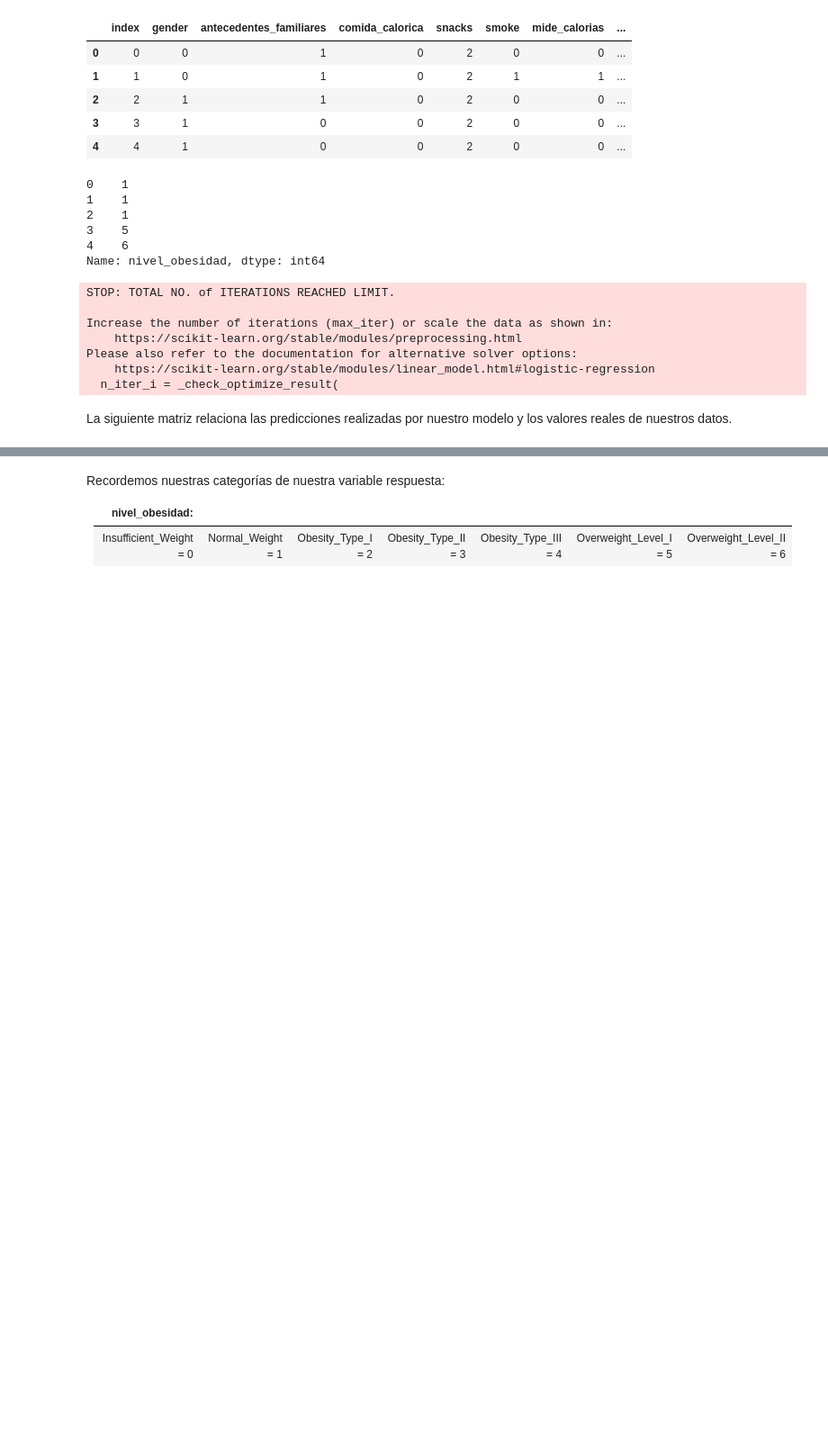
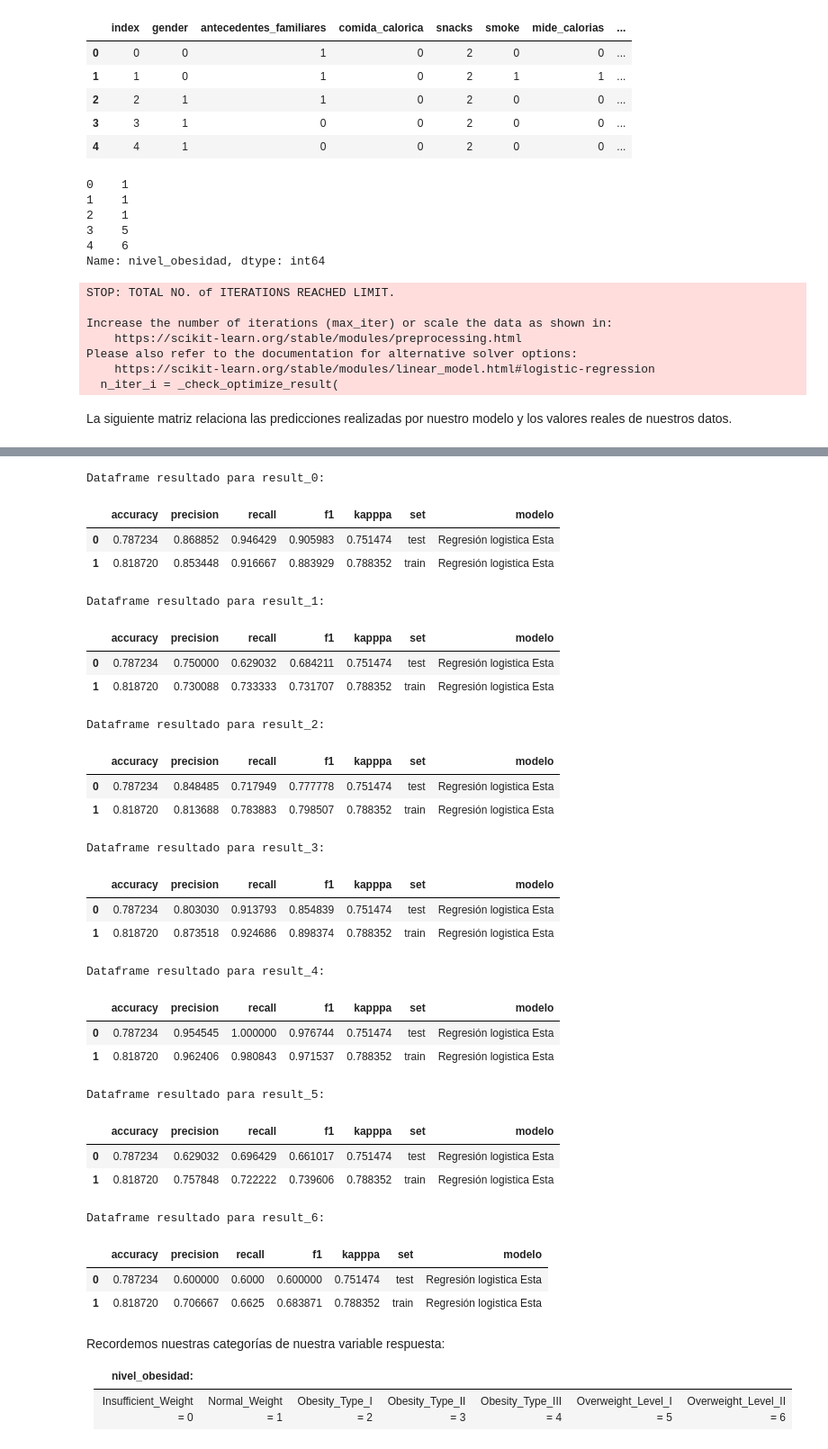
Before and after one commit to Adalab/Adalab-DA-promo-b-modulo-3-sprint-1-Chloe-Diana, a Jupyter notebook: Regresión Logística/modulo-3-ejercicio-16-regresion-logistica-metricas.ipynb, the cells around one changed output, grey strips where cells are left out. Shown: that part at 90% size. Drawn from its saved outputs; the diff is of its cells as text; code cells hidden in the pictures; blank space fills up the shorter version.

Commit message:
reg logistica metricas completo

```diff
--- a/Regresión Logística/modulo-3-ejercicio-16-regresion-logistica-metricas.ipynb
+++ b/Regresión Logística/modulo-3-ejercicio-16-regresion-logistica-metricas.ipynb
@@ -134,3 +144,53 @@ def metricas(clases_reales_test, clases_predichas_test, clases_reales_train, cla
+# %%
+# Extraemos las métricas para cada una de nuestras categorías de la variable respuesta
+d ={'result_0':{}, 'result_1':{},'result_2':{},'result_3':{},'result_4':{},'result_5':{},'result_6':{}}
+
+for i, key in enumerate(d):
+    dicc ={'accuracy':[], 'precision':[], 'recall':[], 'f1':[], 'kapppa':[], 'set':[], 'modelo':[]}
+
+    for k, v in dicc.items():
+        if type(results_logistic_esta[k][0]) != np.ndarray:
+            dicc[k].append(results_logistic_esta[k][0])
+            dicc[k].append(results_logistic_esta[k][1])
+        else:
+            dicc[k].append(list(results_logistic_esta[k][0])[i])
+            dicc[k].append(list(results_logistic_esta[k][1])[i])
+
+    d[key] = pd.DataFrame(dicc)
+# %%
+# Mostramos las metricas en un dataframe para cada categoría
+for k,v in d.items():
+    print(f'Dataframe resultado para {k}:')
+    display(d[k])
+# %% [output]
+Dataframe resultado para result_0:
+|  | accuracy | precision | recall | f1 | kapppa | set | modelo |
+| 0 | 0.787234 | 0.868852 | 0.946429 | 0.905983 | 0.751474 | test | Regresión logistica Esta |
+| 1 | 0.818720 | 0.853448 | 0.916667 | 0.883929 | 0.788352 | train | Regresión logistica Esta |
+Dataframe resultado para result_1:
+|  | accuracy | precision | recall | f1 | kapppa | set | modelo |
+| 0 | 0.787234 | 0.750000 | 0.629032 | 0.684211 | 0.751474 | test | Regresión logistica Esta |
+| 1 | 0.818720 | 0.730088 | 0.733333 | 0.731707 | 0.788352 | train | Regresión logistica Esta |
+Dataframe resultado para result_2:
+|  | accuracy | precision | recall | f1 | kapppa | set | modelo |
+| 0 | 0.787234 | 0.848485 | 0.717949 | 0.777778 | 0.751474 | test | Regresión logistica Esta |
+| 1 | 0.818720 | 0.813688 | 0.783883 | 0.798507 | 0.788352 | train | Regresión logistica Esta |
+Dataframe resultado para result_3:
+|  | accuracy | precision | recall | f1 | kapppa | set | modelo |
+| 0 | 0.787234 | 0.803030 | 0.913793 | 0.854839 | 0.751474 | test | Regresión logistica Esta |
+| 1 | 0.818720 | 0.873518 | 0.924686 | 0.898374 | 0.788352 | train | Regresión logistica Esta |
+Dataframe resultado para result_4:
+|  | accuracy | precision | recall | f1 | kapppa | set | modelo |
+| 0 | 0.787234 | 0.954545 | 1.000000 | 0.976744 | 0.751474 | test | Regresión logistica Esta |
+| 1 | 0.818720 | 0.962406 | 0.980843 | 0.971537 | 0.788352 | train | Regresión logistica Esta |
+Dataframe resultado para result_5:
+|  | accuracy | precision | recall | f1 | kapppa | set | modelo |
+| 0 | 0.787234 | 0.629032 | 0.696429 | 0.661017 | 0.751474 | test | Regresión logistica Esta |
+| 1 | 0.818720 | 0.757848 | 0.722222 | 0.739606 | 0.788352 | train | Regresión logistica Esta |
+Dataframe resultado para result_6:
+|  | accuracy | precision | recall | f1 | kapppa | set | modelo |
+| 0 | 0.787234 | 0.600000 | 0.6000 | 0.600000 | 0.751474 | test | Regresión logistica Esta |
+| 1 | 0.818720 | 0.706667 | 0.6625 | 0.683871 | 0.788352 | train | Regresión logistica Esta |
 # %% [markdown]
 Recordemos nuestras categorías de nuestra variable respuesta:
 
```
Also changed, not shown: parts of 12 cells of this notebook.
